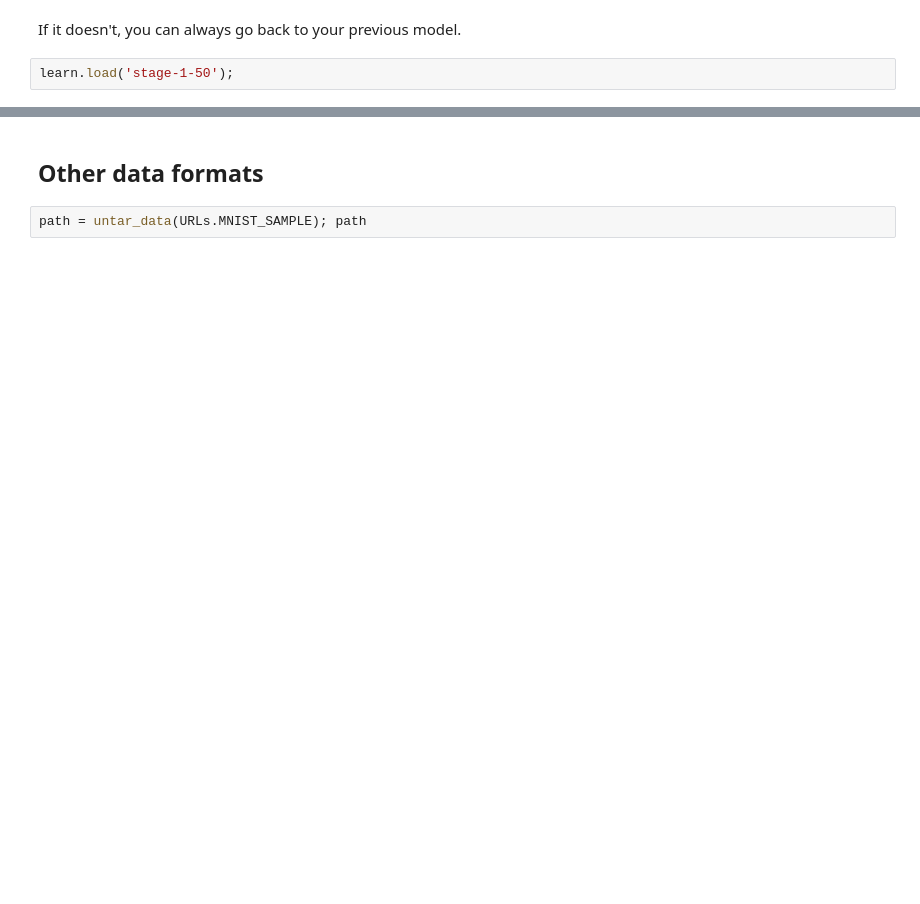
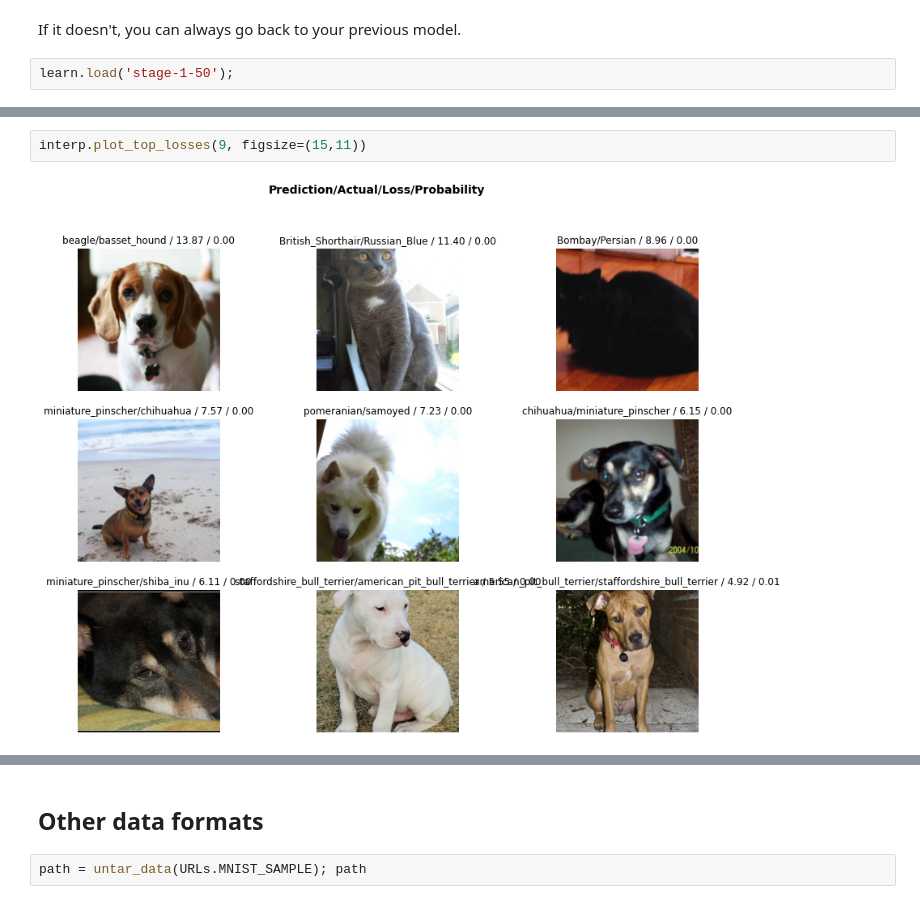
Before and after one commit to emunozlorenzo/Fastai-Mooc, a Jupyter notebook: dl1/lesson1-pets-Copy1.ipynb, the cells around one changed output, grey strips where cells are left out. Saved outputs shown, nothing was run; the diff lists cells and outputs as text; blank space fills up the shorter version.

```diff
--- a/dl1/lesson1-pets-Copy1.ipynb
+++ b/dl1/lesson1-pets-Copy1.ipynb
@@ -246,3 +259,7 @@ interp = ClassificationInterpretation.from_learner(learn)
+# %%
+interp.plot_top_losses(9, figsize=(15,11))
+# %% [output]
+[figure, added]
 # %%
 interp.most_confused(min_val=2)
 # %% [output]
```
Also changed, not shown: parts of 23 cells of this notebook.
